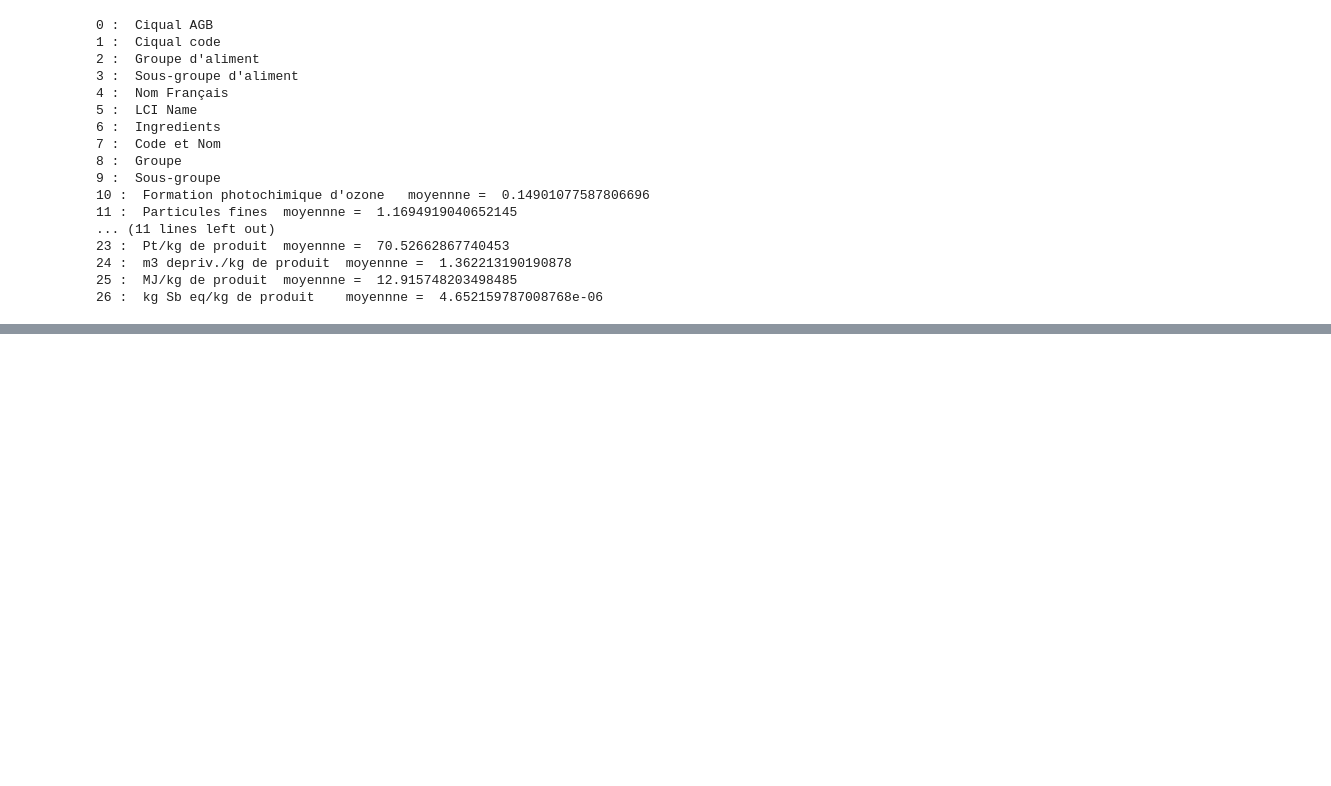
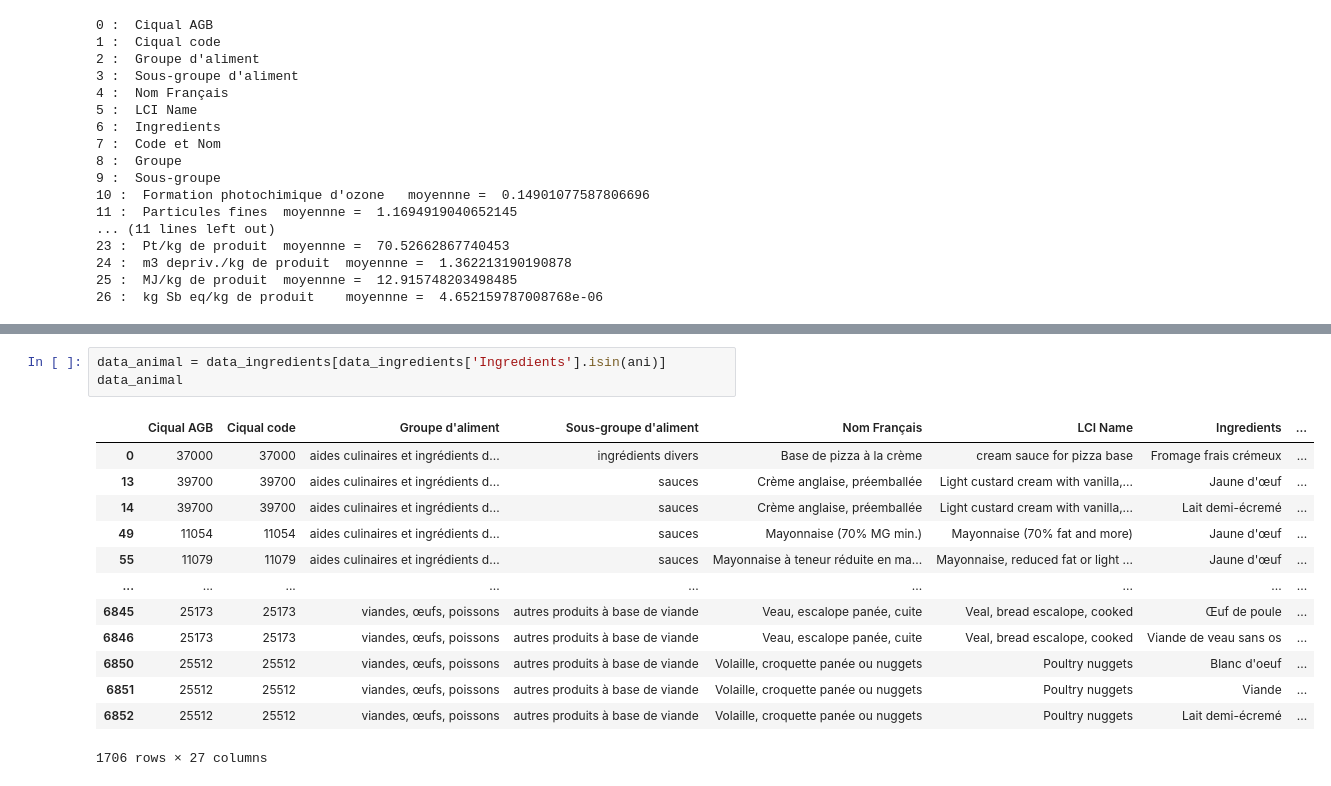
Before and after one commit to iLykTurtlz/MLAlgorithms3, a Jupyter notebook: Projet2/projet-2.ipynb, the cells around one changed output, grey strips where cells are left out. Cells and saved outputs as stored; diff of their text form; blank space fills up the shorter version.

```diff
--- a/Projet2/projet-2.ipynb
+++ b/Projet2/projet-2.ipynb
@@ -253,0 +443,17 @@ for i in range(0,len(data_ingredients.columns)):
+# %%
+data_animal = data_ingredients[data_ingredients['Ingredients'].isin(ani)]
+data_animal
+# %% [output]
+|  | Ciqual AGB | Ciqual code | Groupe d'aliment | Sous-groupe d'aliment | Nom Français | LCI Name | Ingredients | ... |
+| 0 | 37000 | 37000 | aides culinaires et ingrédients d... | ingrédients divers | Base de pizza à la crème | cream sauce for pizza base | Fromage frais crémeux | ... |
+| 13 | 39700 | 39700 | aides culinaires et ingrédients d... | sauces | Crème anglaise, préemballée | Light custard cream with vanilla,... | Jaune d'œuf | ... |
+| 14 | 39700 | 39700 | aides culinaires et ingrédients d... | sauces | Crème anglaise, préemballée | Light custard cream with vanilla,... | Lait demi-écremé | ... |
+| 49 | 11054 | 11054 | aides culinaires et ingrédients d... | sauces | Mayonnaise (70% MG min.) | Mayonnaise (70% fat and more) | Jaune d'œuf | ... |
+| 55 | 11079 | 11079 | aides culinaires et ingrédients d... | sauces | Mayonnaise à teneur réduite en ma... | Mayonnaise, reduced fat or light ... | Jaune d'œuf | ... |
+| ... | ... | ... | ... | ... | ... | ... | ... | ... |
+| 6845 | 25173 | 25173 | viandes, œufs, poissons | autres produits à base de viande | Veau, escalope panée, cuite | Veal, bread escalope, cooked | Œuf de poule | ... |
+| 6846 | 25173 | 25173 | viandes, œufs, poissons | autres produits à base de viande | Veau, escalope panée, cuite | Veal, bread escalope, cooked | Viande de veau sans os | ... |
+| 6850 | 25512 | 25512 | viandes, œufs, poissons | autres produits à base de viande | Volaille, croquette panée ou nuggets | Poultry nuggets | Blanc d'oeuf | ... |
+| 6851 | 25512 | 25512 | viandes, œufs, poissons | autres produits à base de viande | Volaille, croquette panée ou nuggets | Poultry nuggets | Viande | ... |
+| 6852 | 25512 | 25512 | viandes, œufs, poissons | autres produits à base de viande | Volaille, croquette panée ou nuggets | Poultry nuggets | Lait demi-écremé | ... |
+1706 rows × 27 columns
```
Also changed, not shown: parts of 25 cells of this notebook.
